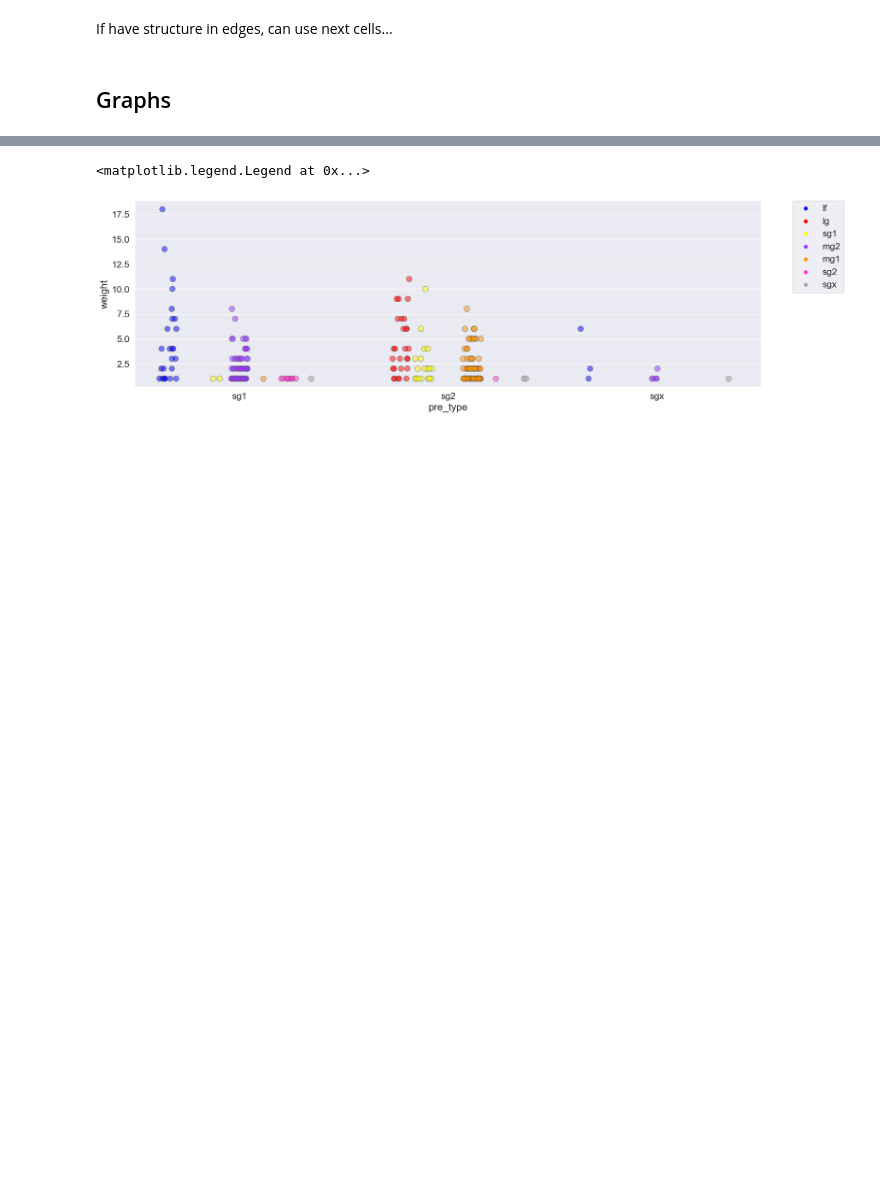
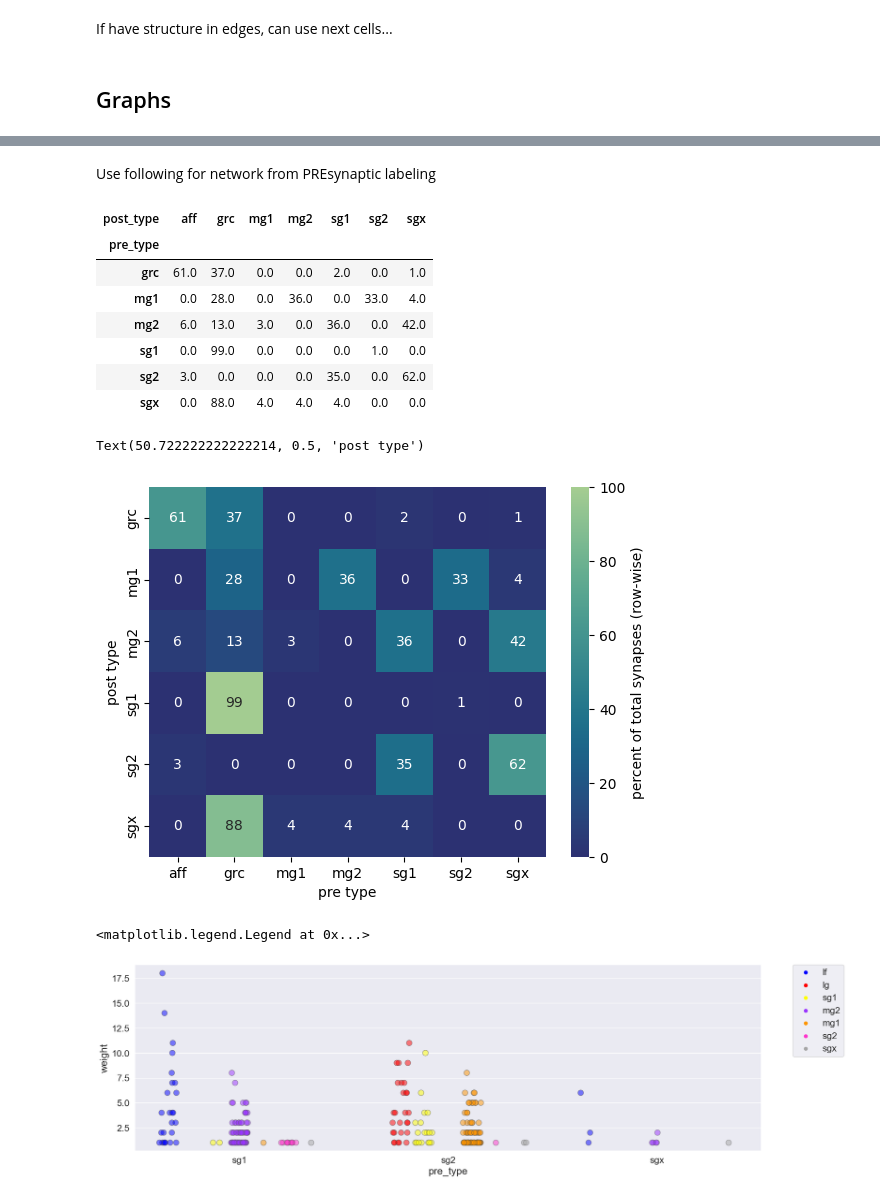
Before and after one commit to neurologic/eCREST, a Jupyter notebook: Network-Analysis.ipynb, the cells around one changed output, grey strips where cells are left out. Drawn from its saved outputs; the diff is of its cells as text; code cells hidden in the pictures; blank space fills up the shorter version.

```diff
--- a/Network-Analysis.ipynb
+++ b/Network-Analysis.ipynb
@@ -682,3 +747,33 @@ Text(50.722222222222214, 0.5, 'pre type')
+# %% [markdown]
+Use following for network from PREsynaptic labeling
+# %%
+res = df_edges.groupby(['post_type','pre_type'])[['weight']].sum(numeric_only=True)#.reset_index()
+
+denom = res.groupby('pre_type')['weight'].sum()
+
+res.weight = np.round(res.weight / denom *100)
+
+# res.reset_index().pivot(index='pre_type', columns='post_type', values='weight').fillna(0)
+
+display(res.reset_index().pivot(index='pre_type', columns='post_type', values='weight').fillna(0))
+
+ax = sns.heatmap(res.reset_index().pivot(index='pre_type', columns='post_type', values='weight').fillna(0),
+            annot=True,cmap="crest_r",vmin=0,vmax=100,
+           cbar_kws={'label': 'percent of total synapses (row-wise)'})
+
+ax.set_xlabel('pre type')
+ax.set_ylabel('post type')
+# %% [output]
+| post_type | aff | grc | mg1 | mg2 | sg1 | sg2 | sgx |
+| pre_type |  |  |  |  |  |  |  |
+| grc | 61.0 | 37.0 | 0.0 | 0.0 | 2.0 | 0.0 | 1.0 |
+| mg1 | 0.0 | 28.0 | 0.0 | 36.0 | 0.0 | 33.0 | 4.0 |
+| mg2 | 6.0 | 13.0 | 3.0 | 0.0 | 36.0 | 0.0 | 42.0 |
+| sg1 | 0.0 | 99.0 | 0.0 | 0.0 | 0.0 | 1.0 | 0.0 |
+| sg2 | 3.0 | 0.0 | 0.0 | 0.0 | 35.0 | 0.0 | 62.0 |
+| sgx | 0.0 | 88.0 | 4.0 | 4.0 | 4.0 | 0.0 | 0.0 |
+Text(50.722222222222214, 0.5, 'post type')
+[figure, added]
 # %%
 palette ={"lg": "#ff0000", "lf": "#0000ff", "mg1": "#fd9400", "mg2": "#9934ff", "sg1":"#ffff00", "sg2":"#ff33cc", "sgx":"#a6a6a6", "grc":"#000000", "aff":"#000000"}
 sns.set(font_scale=1.5)
```
Also changed, not shown: parts of 18 cells of this notebook, 2 other files.
